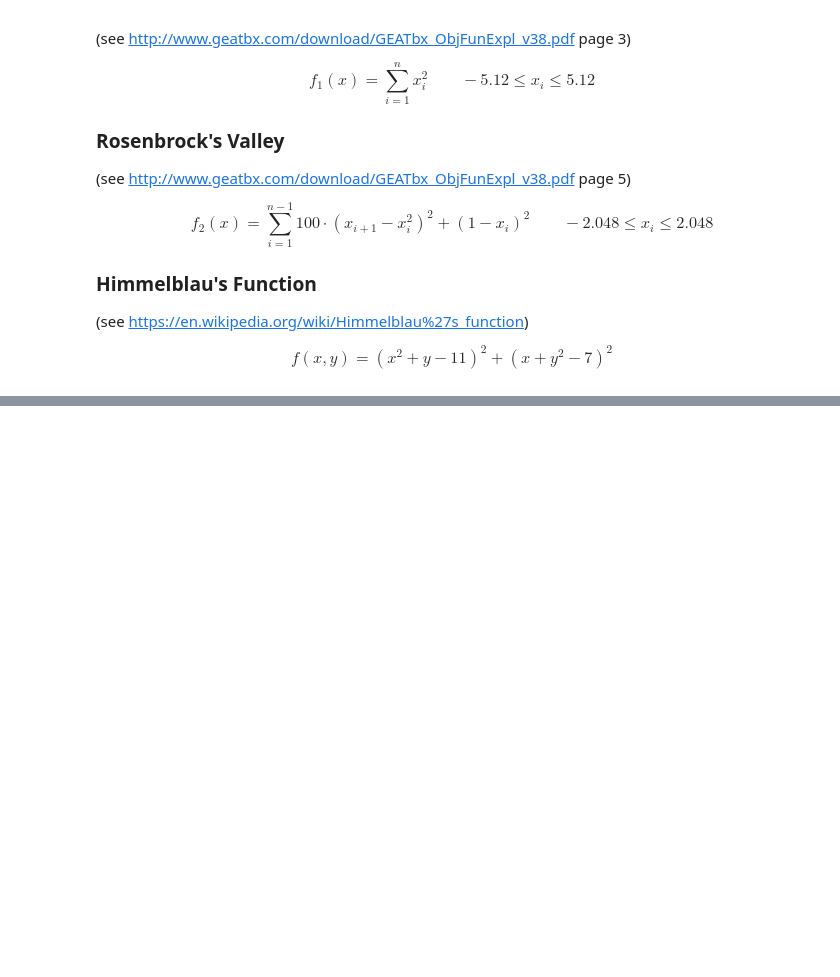
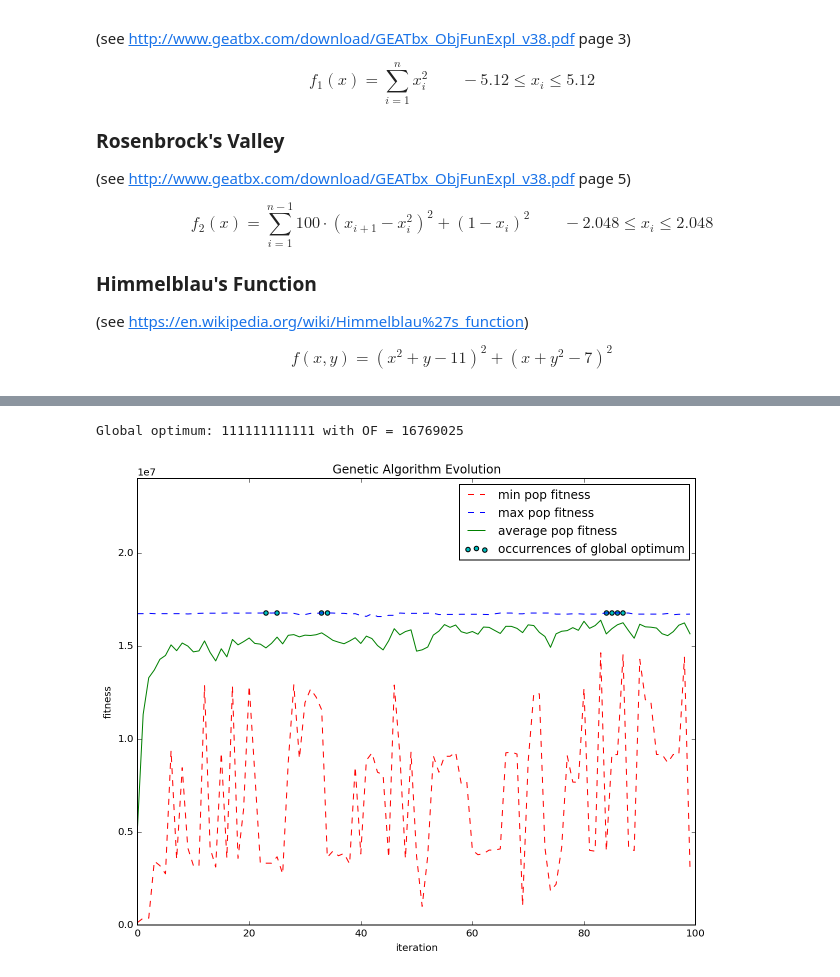
Before and after one commit to glifchits/simple-genetic-algorithm, a Jupyter notebook: SGA.ipynb, the cells around one changed output, grey strips where cells are left out. Saved outputs shown, nothing was run; the diff lists cells and outputs as text; code cells hidden in the pictures; blank space fills up the shorter version.

Commit message:
more complete SGA implementation and graphing

```diff
--- a/SGA.ipynb
+++ b/SGA.ipynb
@@ -36,0 +70,8 @@ $$ f(x, y) = (x^2 + y - 11)^2 + (x + y^2 - 7)^2 $$
+# %%
+import matplotlib
+from matplotlib import cm
+import matplotlib.pyplot as plt
+from mpl_toolkits.mplot3d import Axes3D
+%matplotlib inline
+%config InlineBackend.figure_formats = {'png', 'retina'}
+matplotlib.rcParams['figure.figsize'] = (10.0, 8.0)
@@ -56,0 +140,10 @@ def generate_sample_population(number=4, length=5):
+# %%
+def crossover(string1, string2, index):
+    head1, tail1 = string1[:index], string1[index:]
+    head2, tail2 = string2[:index], string2[index:]
+    return head1+tail2, head2+tail1
+
+def mutation(string, probability):
+    flipped = lambda x: '1' if x is '0' else '0'
+    chars = (flipped(c) if random.random() < probability else c for c in string)
+    return ''.join(chars)
@@ -56,0 +172,52 @@ def generate_sample_population(number=4, length=5):
+# %%
+# Define fitness function and probabilistic parameters
+fitness = squared_OF
+min_or_max = MAX
+crossover_probability = 0.1
+mutation_probability = 0.01
+
+# Initialize population
+population = generate_sample_population(number=50, length=12)
+populations = []
+
+# Perform 100 eras of evolution
+for i in range(100):
+    populations.append(population)
+    population = reproduction(population, fitness, min_or_max)
+    population = population_crossover(population, crossover_probability)
+    population = mutate_population(population, mutation_probability)
+
+
+# The GA execution is done.
+# This is stuff for plotting
+x_axis = range(len(populations))
+fitnesses = [[fitness(m) for m in population] for population in populations]
+mins = [min(f) for f in fitnesses]
+maxs = [max(f) for f in fitnesses]
+avgs = [sum(f)/len(f) for f in fitnesses]
+
+all_chromosomes = (c for pop in populations for c in pop)
+global_optimum = max(all_chromosomes, key=fitness)
+
+optima = [(it, fitness(global_optimum)) for it, pop in enumerate(populations) if global_optimum in pop]
+x_optima = [x[0] for x in optima]
+y_optima = [x[1] for x in optima]
+line_mins, line_maxs, line_avgs = plt.plot(x_axis, mins, 'r--', maxs, 'b--', avgs, 'g-')
+scatter_ceil = plt.scatter(x_optima, y_optima, c='c')
+ymin, ymax = plt.ylim()
+plt.ylim(0, int(ymax*1.20))
+#xmin, xmax = plt.xlim()
+plt.xlim(0, 100)
+plt.legend(
+    (line_mins, line_maxs, line_avgs, scatter_ceil),
+    ("min pop fitness", "max pop fitness", "average pop fitness", "occurrences of global optimum"),
+    loc="upper right"
+)
+plt.title("Genetic Algorithm Evolution")
+plt.xlabel('iteration')
+plt.ylabel('fitness')
+
+print("Global optimum: {} with OF = {}".format(global_optimum, fitness(global_optimum)))
+# %% [output]
+Global optimum: 111111111111 with OF = 16769025
+[figure, added]
```
Also changed, not shown: parts of 6 cells of this notebook.
